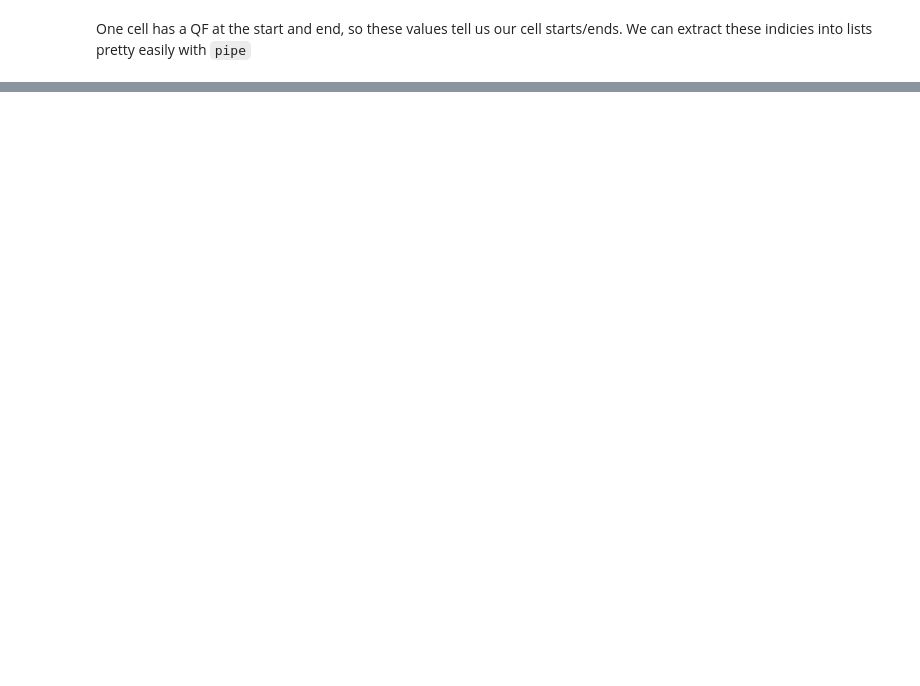
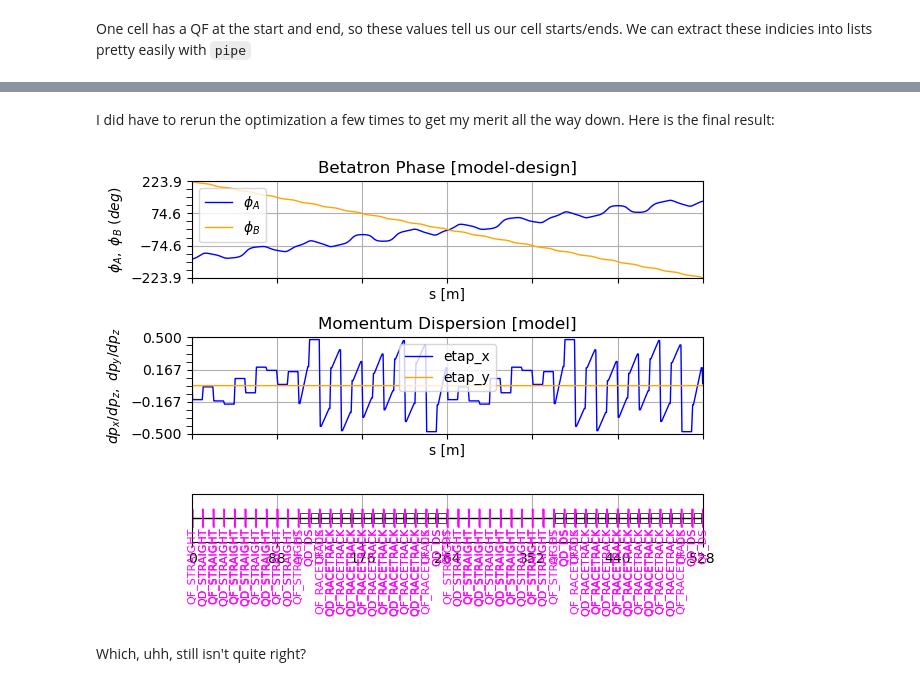
Before and after one commit to andrew-koren/learn-bmad, a Jupyter notebook: project_2/project_2.ipynb, the cells around one changed output, grey strips where cells are left out. Cells and saved outputs as stored; diff of their text form; code cells hidden in the pictures; blank space fills up the shorter version.

Commit message:
project 2 optimization implemented, but something looks off?

```diff
--- a/project_2/project_2.ipynb
+++ b/project_2/project_2.ipynb
@@ -822,0 +1005,9 @@ TaoCommandError: Command: set data 2@data::phase.a| causes error: ERROR detected
+# %% [markdown]
+I did have to rerun the optimization a few times to get my merit all the way down. Here is the final result:
+# %%
+tao.cmd('set branch 0 geometry = closed')
+tao.plot(['phase', 'eta'])
+# %% [output]
+[figure, added]
+# %% [markdown]
+Which, uhh, still isn't quite right?
```
Also changed, not shown: parts of 21 cells of this notebook, 2 other files.
